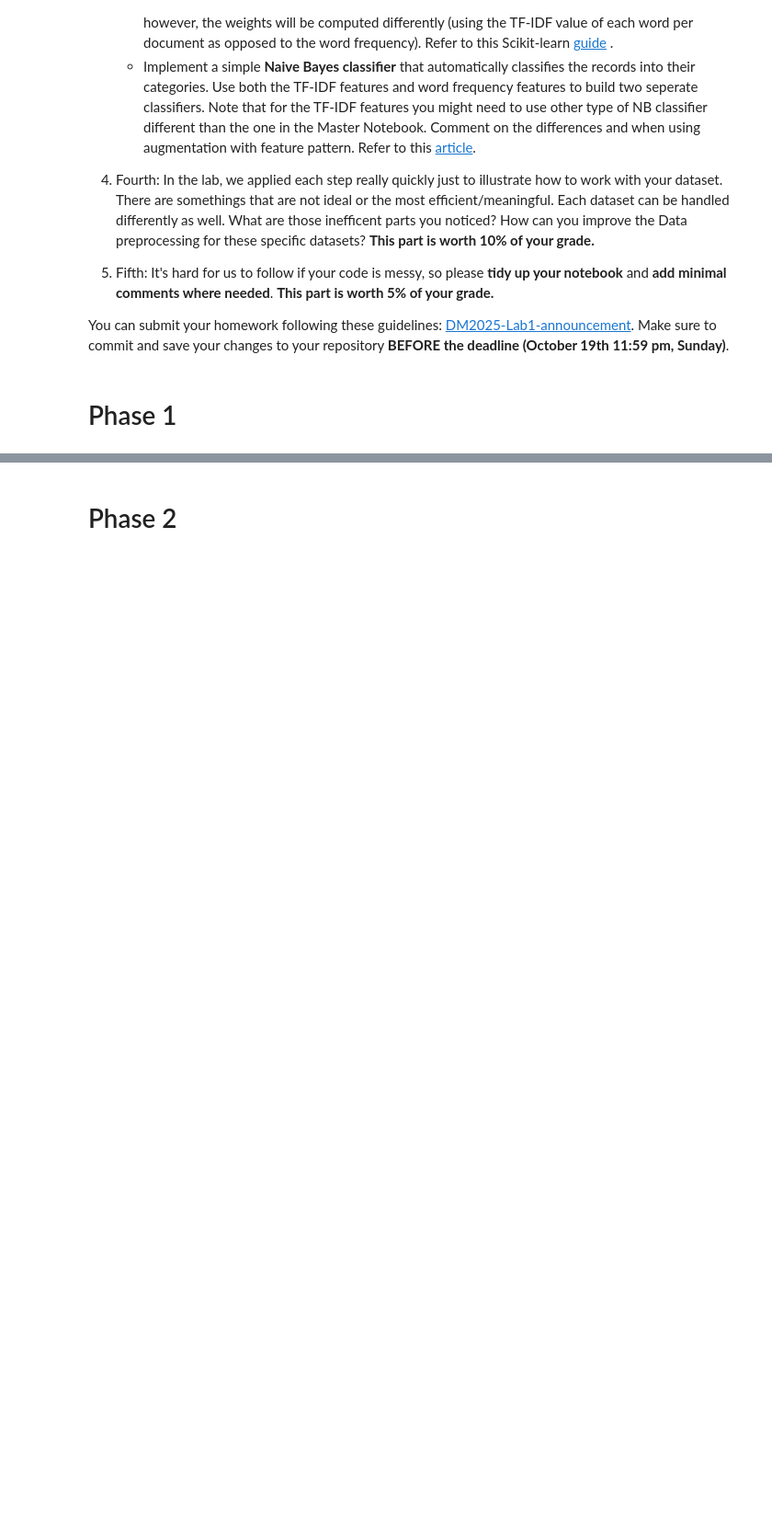
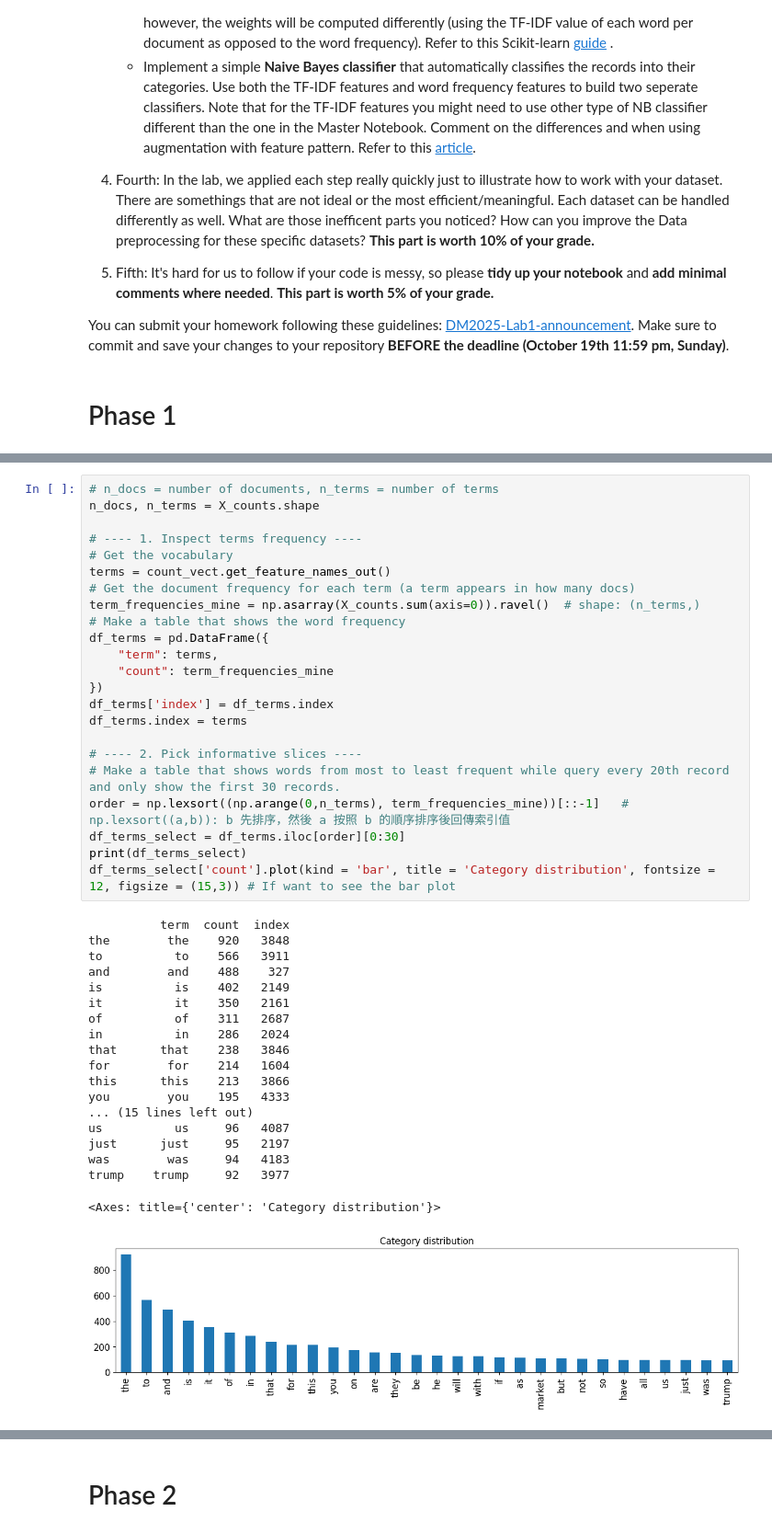
Before and after one commit to huang-chen-wei/DM2025-Lab1-Exercise, a Jupyter notebook: DM2025-Lab1-Homework.ipynb, the cells around one changed output, grey strips where cells are left out. Shown at 92% size. Cells and saved outputs as stored; diff of their text form; blank space fills up the shorter version.

```diff
--- a/DM2025-Lab1-Homework.ipynb
+++ b/DM2025-Lab1-Homework.ipynb
@@ -62,0 +515,43 @@ You can submit your homework following these guidelines: [DM2025-Lab1-announceme
+# %%
+# n_docs = number of documents, n_terms = number of terms
+n_docs, n_terms = X_counts.shape
+
+# ---- 1. Inspect terms frequency ----
+# Get the vocabulary
+terms = count_vect.get_feature_names_out()
+# Get the document frequency for each term (a term appears in how many docs)
+term_frequencies_mine = np.asarray(X_counts.sum(axis=0)).ravel()  # shape: (n_terms,)
+# Make a table that shows the word frequency
+df_terms = pd.DataFrame({
+    "term": terms,
+    "count": term_frequencies_mine
+})
+df_terms['index'] = df_terms.index
+df_terms.index = terms
+
+# ---- 2. Pick informative slices ----
+# Make a table that shows words from most to least frequent while query every 20th record and only show the first 30 records.
+order = np.lexsort((np.arange(0,n_terms), term_frequencies_mine))[::-1]   # np.lexsort((a,b)): b 先排序，然後 a 按照 b 的順序排序後回傳索引值
+df_terms_select = df_terms.iloc[order][0:30]
+print(df_terms_select)
+df_terms_select['count'].plot(kind = 'bar', title = 'Category distribution', fontsize = 12, figsize = (15,3)) # If want to see the bar plot
+# %% [output]
+          term  count  index
+the        the    920   3848
+to          to    566   3911
+and        and    488    327
+is          is    402   2149
+it          it    350   2161
+of          of    311   2687
+in          in    286   2024
+that      that    238   3846
+for        for    214   1604
+this      this    213   3866
+you        you    195   4333
+... (15 lines left out)
+us          us     96   4087
+just      just     95   2197
+was        was     94   4183
+trump    trump     92   3977
+<Axes: title={'center': 'Category distribution'}>
+[figure, added]
```
Also changed, not shown: parts of 67 cells of this notebook, 4 other files.
